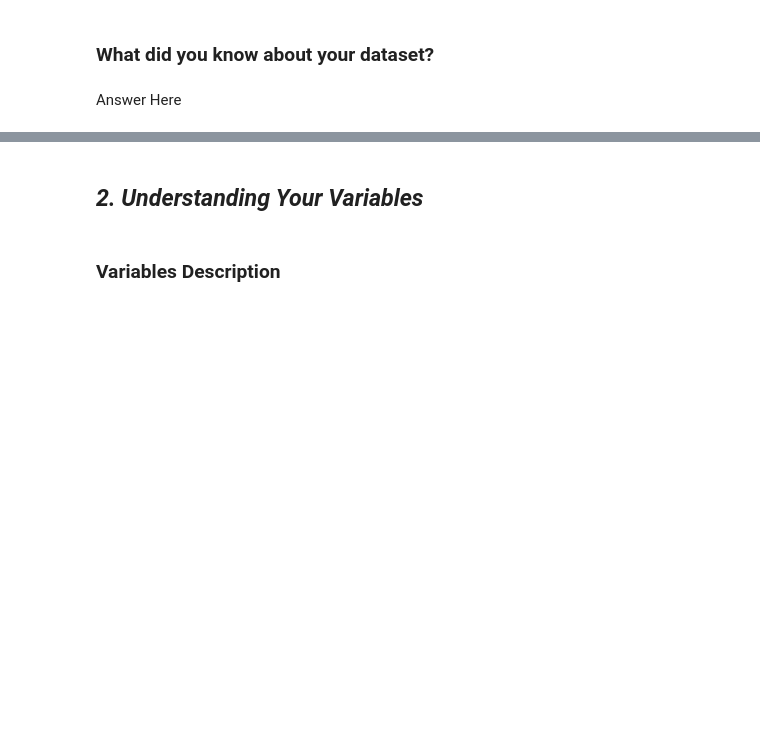
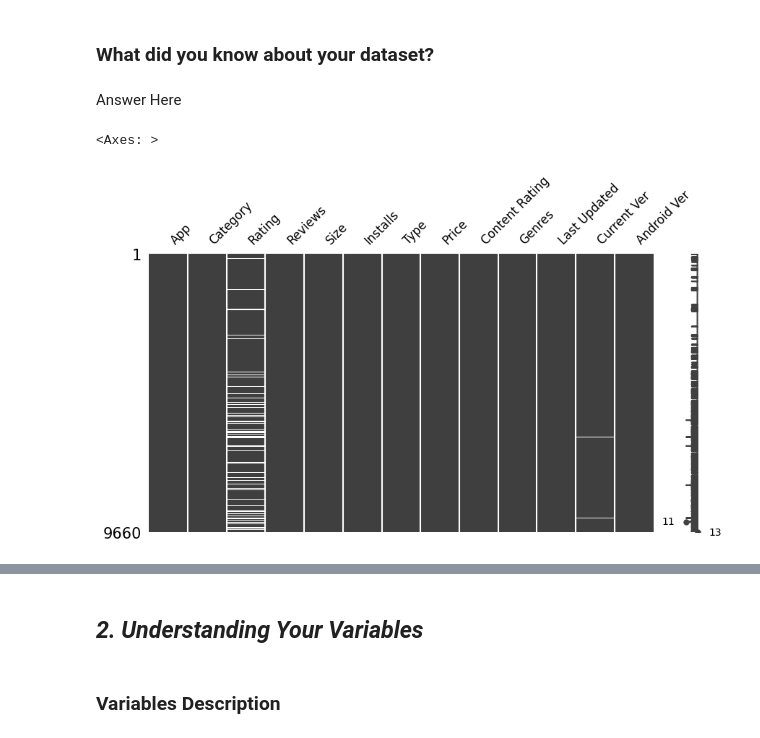
Before and after one commit to inderjeetsharma24/Exploratory-Data-Analysis-capstone-project-, a Jupyter notebook: Copy_of_Sample_EDA_Submission_Template.ipynb, the cells around one changed output, grey strips where cells are left out. Cells and saved outputs as stored; diff of their text form; code cells hidden in the pictures; blank space fills up the shorter version.

```diff
--- a/Copy_of_Sample_EDA_Submission_Template.ipynb
+++ b/Copy_of_Sample_EDA_Submission_Template.ipynb
@@ -81,0 +98,5 @@ M - Multivariate Analysis
+# %%
+# Dataset First Look
+
+df = pd.read_csv("/content/drive/My Drive/Colab Notebooks/Play Store Data.csv")
+df
@@ -93,0 +170,4 @@ M - Multivariate Analysis
+# %%
+#removing duplicated
+df1 = df.drop_duplicates(subset="App")
+df1['App'].value_counts() #relook at duplicates
@@ -101,3 +208,13 @@ M - Multivariate Analysis
 ### What did you know about your dataset?
 # %% [markdown]
 Answer Here
+# %%
+# Visualizing the missing values
+import missingno as msno  #missingo is a library to visualize missing values
+
+
+# Visualize missing values as a matrix
+msno.matrix(df1,figsize=(10,5), fontsize=12)
+# %% [output]
+<Axes: >
+[figure, added]
```
Also changed, not shown: parts of 35 cells of this notebook.
